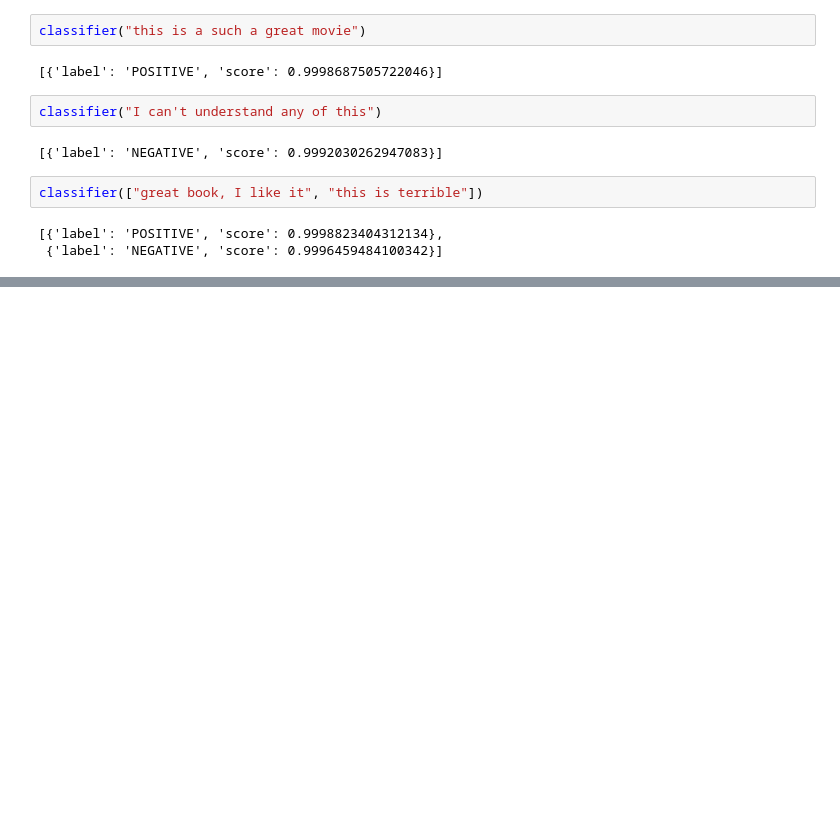
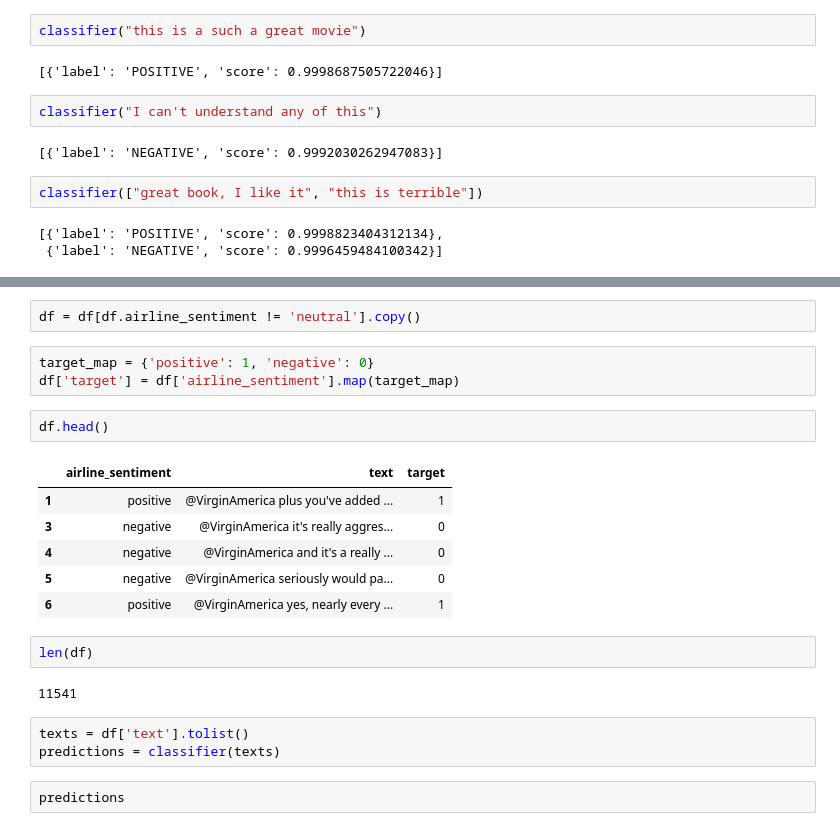
Before and after one commit to gc2321/3235-Machine-Learning, a Jupyter notebook: 1_nlp_basics.ipynb, the cells around one changed output, grey strips where cells are left out. Cells and saved outputs as stored; diff of their text form; blank space fills up the shorter version.

```diff
--- a/1_nlp_basics.ipynb
+++ b/1_nlp_basics.ipynb
@@ -46,0 +63,23 @@ df = pd.read_csv(filePath)
+# %%
+df = df[df.airline_sentiment != 'neutral'].copy()
+# %%
+target_map = {'positive': 1, 'negative': 0}
+df['target'] = df['airline_sentiment'].map(target_map)
+# %%
+df.head()
+# %% [output]
+|  | airline_sentiment | text | target |
+| 1 | positive | @VirginAmerica plus you've added ... | 1 |
+| 3 | negative | @VirginAmerica it's really aggres... | 0 |
+| 4 | negative | @VirginAmerica and it's a really ... | 0 |
+| 5 | negative | @VirginAmerica seriously would pa... | 0 |
+| 6 | positive | @VirginAmerica yes, nearly every ... | 1 |
+# %%
+len(df)
+# %% [output]
+11541
+# %%
+texts = df['text'].tolist()
+predictions = classifier(texts)
+# %%
+predictions
```
Also changed, not shown: parts of 6 cells of this notebook.
